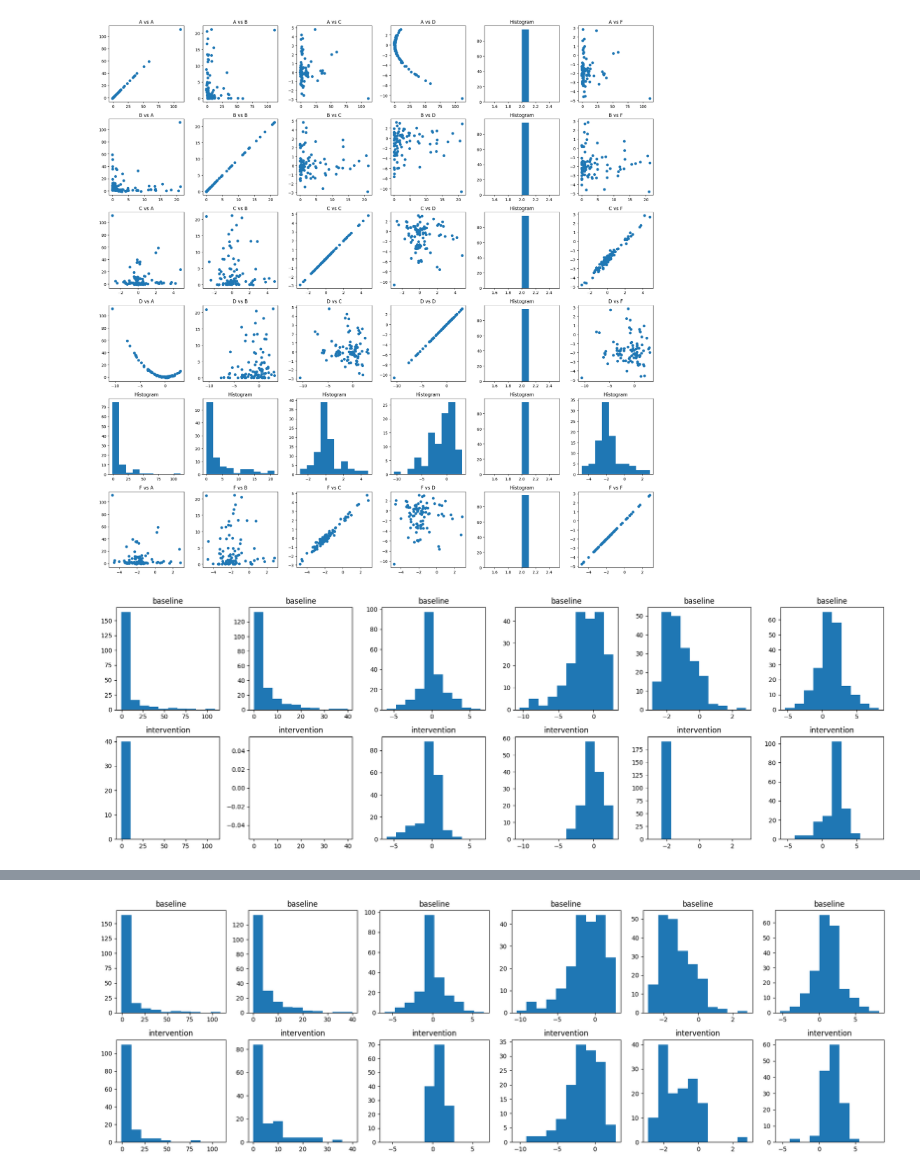
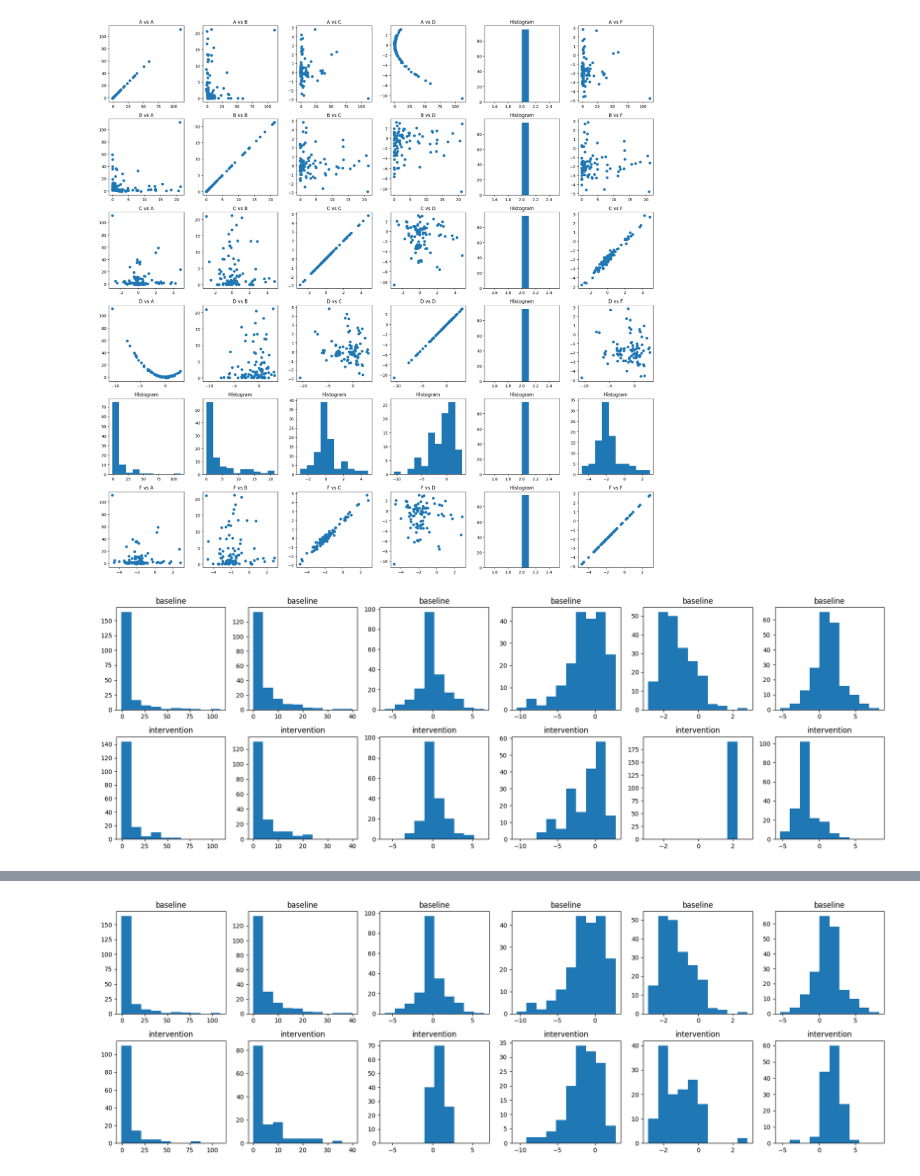
Before and after one commit to katinka314/AL_graph_project, a Jupyter notebook: scatterplots.ipynb, the cells around one changed output, grey strips where cells are left out. Cells and saved outputs as stored; diff of their text form; code cells hidden in the pictures.

Commit message:
scatterplots

```diff
--- a/scatterplots.ipynb
+++ b/scatterplots.ipynb
@@ -58,6 +58,6 @@ plot_grid_hist(intE2_data, n=6, idx=4)
 # %% [output]
 [figure]
 # %%
-plot_pairwise_hist(basedata, intE2_data * -1)
+plot_pairwise_hist(basedata, intE2_data)
 # %% [output]
-[figure, old version]
+[figure, new version]
```
Also changed, not shown: parts of 4 cells of this notebook.
